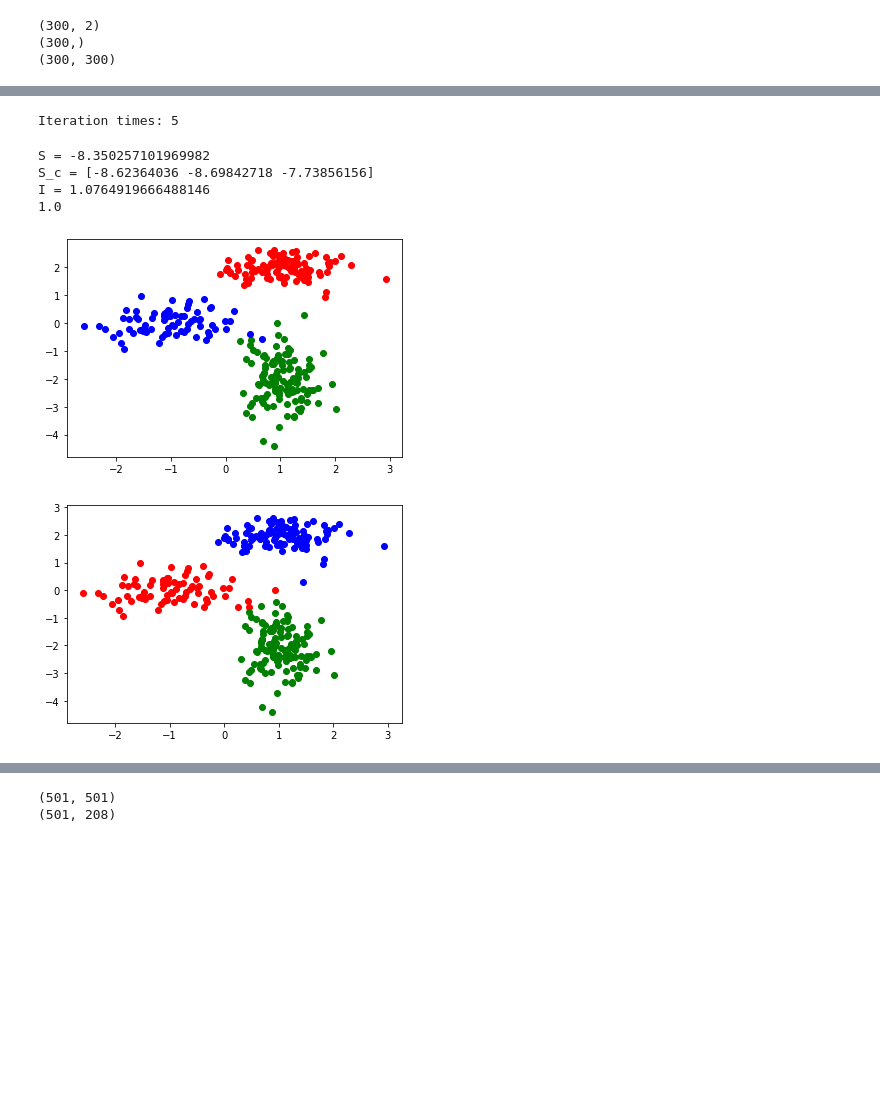
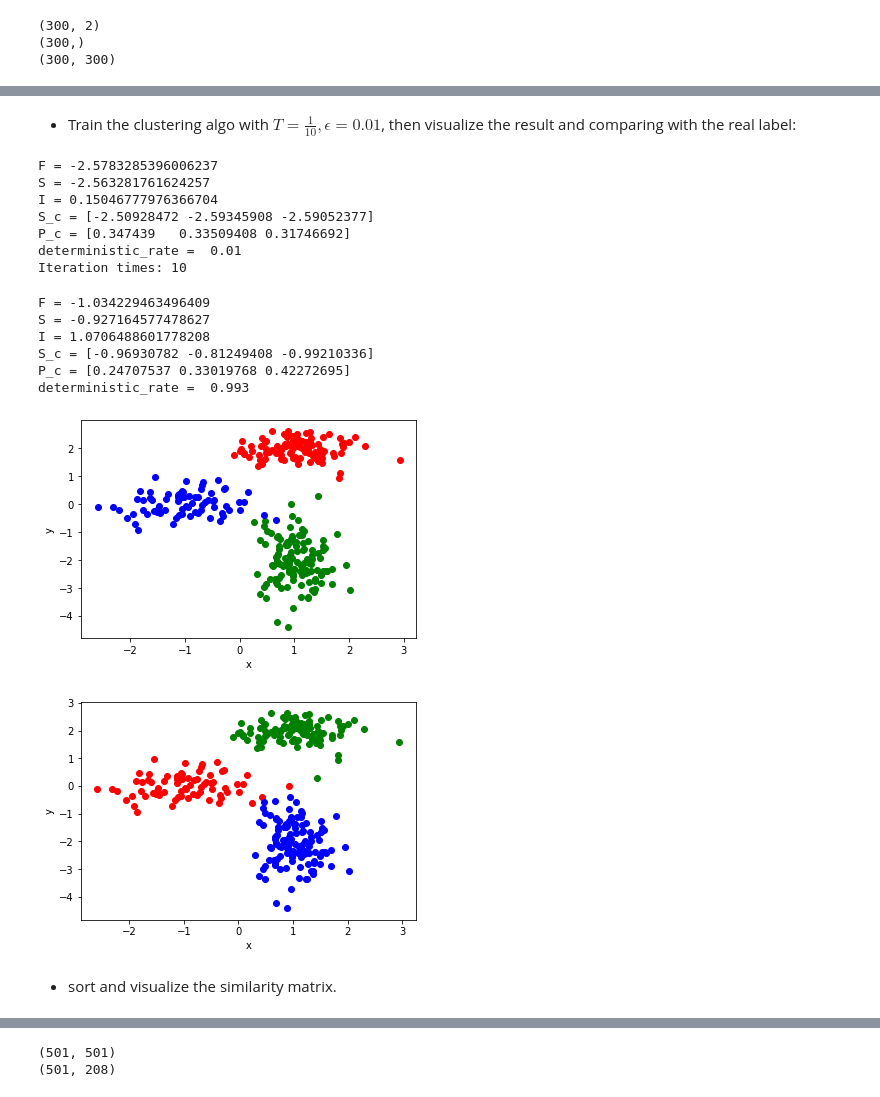
Before and after one commit to JiangnanH/Clustering-based-on-information-theory, a Jupyter notebook: Proba_Clustering.ipynb, the cells around one changed output, grey strips where cells are left out. Drawn from its saved outputs; the diff is of its cells as text; code cells hidden in the pictures; blank space fills up the shorter version.

```diff
--- a/Proba_Clustering.ipynb
+++ b/Proba_Clustering.ipynb
@@ -237,7 +262,10 @@ def visualize(data,label,N_c):
     colors = 'rgbycm'
     for c in range(N_c):
         clusters[c] = np.array(clusters[c])
-        plt.scatter(clusters[c][:,0],clusters[c][:,1],c=colors[c])
+        if clusters[c].size != 0:
+            plt.scatter(clusters[c][:,0],clusters[c][:,1],c=colors[c])
+            plt.xlabel('x')
+            plt.ylabel('y')
 # %%
 file = open("./dataset/scatter_ds1.d")
 
@@ -272,26 +357,34 @@ print(mat_simil.shape)
+# %% [markdown]
+- Train the clustering algo with $T = \frac{1}{10}, \epsilon = 0.01$, then visualize the result and comparing with the real label:
 # %%
-cluster = clustering(mat_simil,0.1,3,0.01)
+cluster = clustering(mat_simil,1/10,3,0.01)
 cluster.fit()
 # %% [output]
-Iteration times: 5
+F = -2.5783285396006237
+S = -2.563281761624257
+I = 0.15046777976366704
+S_c = [-2.50928472 -2.59345908 -2.59052377]
+P_c = [0.347439   0.33509408 0.31746692]
+deterministic_rate =  0.01
+Iteration times: 10
 # %%
 predict_label = cluster.predict()
-S,I,S_c,S_ci,P_ci = cluster.parameters()
+cluster.display_parameters()
+# %% [output]
+F = -1.034229463496409
+S = -0.927164577478627
+I = 1.0706488601778208
+S_c = [-0.96930782 -0.81249408 -0.99210336]
+P_c = [0.24707537 0.33019768 0.42272695]
+deterministic_rate =  0.993
-# %%
-print('S =',S)
-print('S_c =',S_c)
-print('I =',I)
-print(cluster.deterministic_rate())
-# %% [output]
-S = -8.350257101969982
-S_c = [-8.62364036 -8.69842718 -7.73856156]
-I = 1.0764919666488146
-1.0
 # %%
+'''compare to the real label, the algo works well.'''
 visualize(data,label,3)
 visualize(data,predict_label,3)
 # %% [output]
-[figure, old version]
+[figure, new version]
-[figure, old version]
+[figure, new version]
+# %% [markdown]
+- sort and visualize the similarity matrix.
 # %%
 mat_simil_sorted = cluster.sort()
```
Also changed, not shown: parts of 43 cells of this notebook, 2 other files.
